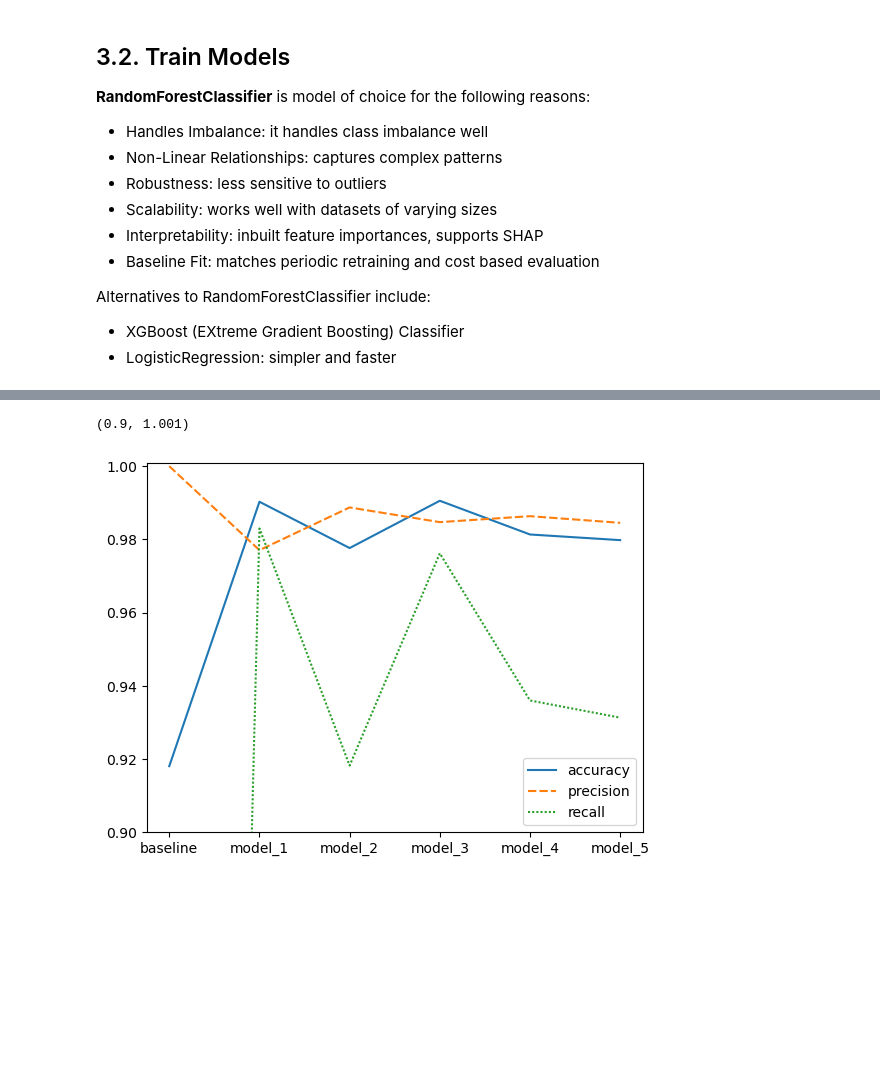
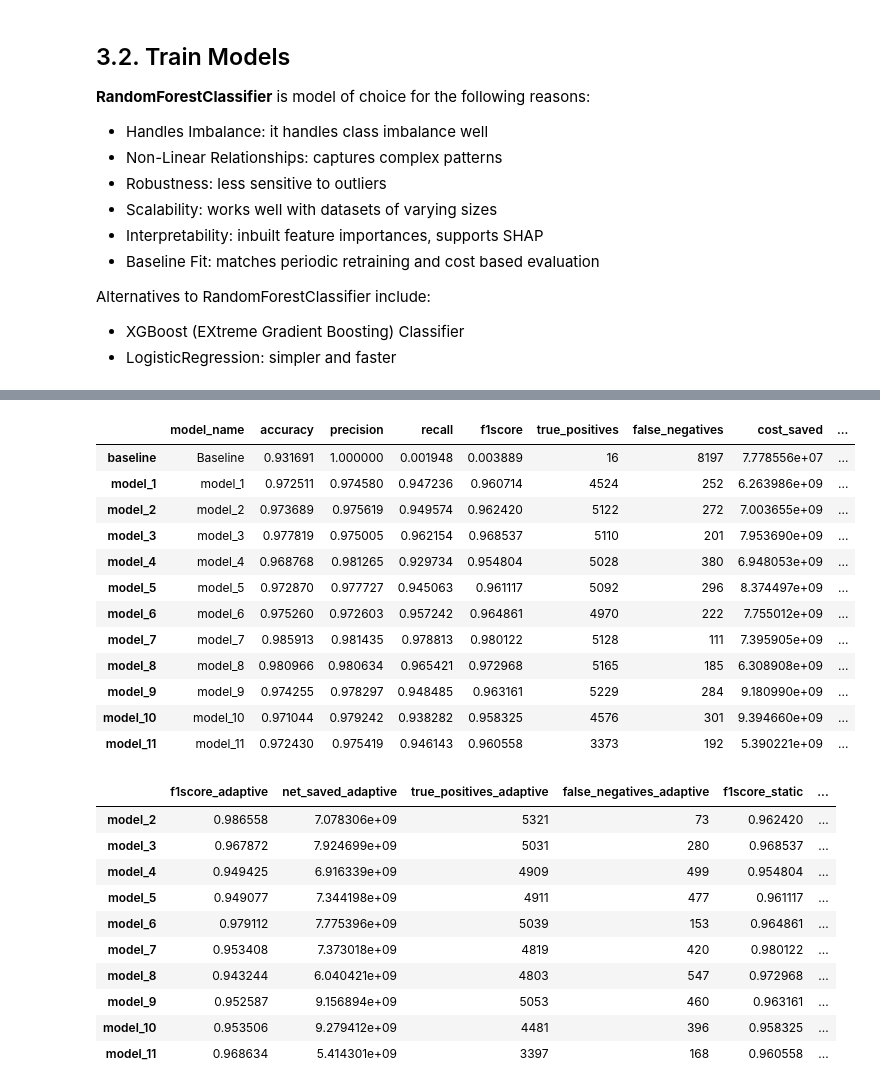
Before and after one commit to maradeben/msc_fraud_detection, a Jupyter notebook: notebook.ipynb, the cells around one changed output, grey strips where cells are left out. Saved outputs shown, nothing was run; the diff lists cells and outputs as text; code cells hidden in the pictures; blank space fills up the shorter version.

```diff
--- a/notebook.ipynb
+++ b/notebook.ipynb
@@ -530,14 +463,18 @@ evaluate_model(y_l_test, rfc.predict(X_l_test[train_features]), X_l_test['unscal
 # %%
-def train_adapt_models() -> dict:
+def train_adapt_models(periods) -> dict:
     """ Handles training of models and concept drift adaptation"""
     # initialize model
     model = RandomForestClassifier(random_state=42)
 
+    # initialize static model that will be saved after first run
+    static_model = None
+
     # store model metrics
-    all_model_metrics = {}
+    adaptive_model_metrics = {}
+    static_model_metrics = {}
 
-    train_features = ['amount', 'oldbalanceOrg', 'newbalanceOrig', 'oldbalanceDest', 'newbalanceDest', 'hour', 'isMerchant']
-    periods = [i for i in range(1, 7)]
+    train_features = ['amount', 'oldbalanceOrg', 'newbalanceOrig', 'oldbalanceDest',\
+                      'newbalanceDest', 'hour', 'isMerchant']
 
     for i in range(len(periods)-1):
         train_mask = X['time_period'] == periods[i] # train on current data batch
@@ -550,13 +487,28 @@ def train_adapt_models() -> dict:
         y_test = y[eval_mask]
 
         model.fit(X_train, y_train)
-        y_pred = model.predict(X_test[train_features])
+
+        # save static model on first run
+        if i == 0:
+            static_model = deepcopy(model)
 
         model_name = f"model_{i+1}"
-        model_metrics = evaluate_model(y_test, y_pred, X_test['unscaled_amount'], model_name)
-        all_model_metrics[model_name] = model_metrics
+
+        # evalute adaptive model on next batch
+        y_pred = model.predict(X_test[train_features])
+        adaptive_model_metrics[model_name] = evaluate_model(\
+            y_test, y_pred, X_test['unscaled_amount'], model_name)
+
+        # evaluate static model on next batch
+        y_pred_static = static_model.predict(X_test[train_features])
+        static_model_metrics[model_name] = evaluate_model(\
+            y_test, y_pred_static, X_test['unscaled_amount'], model_name)
+
         joblib.dump(model, f"models/{model_name}.pkl")
         print(f"Trained {model_name}")
 
-    return all_model_metrics
+    return {
+        "adaptive_model_metrics": adaptive_model_metrics,
+        "static_model_metrics": static_model_metrics
+    }
 # %%
@@ -583,6 +550,38 @@ metrics_df
-# %%
-sb.lineplot(metrics_df[['accuracy', 'precision', 'recall']])
-plt.ylim(0.9, 1.001)
-# %% [output]
-(0.9, 1.001)
-[figure, removed]
+# %%
+static_metrics['baseline'] = base_metrics
+static_metrics_df = pd.DataFrame.from_dict(static_metrics, orient='index')
+static_metrics_df = static_metrics_df.reindex(np.roll(static_metrics_df.index, shift=1))
+static_metrics_df
+# %% [output]
+|  | model_name | accuracy | precision | recall | f1score | true_positives | false_negatives | cost_saved | ... |
+| baseline | Baseline | 0.931691 | 1.000000 | 0.001948 | 0.003889 | 16 | 8197 | 7.778556e+07 | ... |
+| model_1 | model_1 | 0.972511 | 0.974580 | 0.947236 | 0.960714 | 4524 | 252 | 6.263986e+09 | ... |
+| model_2 | model_2 | 0.973689 | 0.975619 | 0.949574 | 0.962420 | 5122 | 272 | 7.003655e+09 | ... |
+| model_3 | model_3 | 0.977819 | 0.975005 | 0.962154 | 0.968537 | 5110 | 201 | 7.953690e+09 | ... |
+| model_4 | model_4 | 0.968768 | 0.981265 | 0.929734 | 0.954804 | 5028 | 380 | 6.948053e+09 | ... |
+| model_5 | model_5 | 0.972870 | 0.977727 | 0.945063 | 0.961117 | 5092 | 296 | 8.374497e+09 | ... |
+| model_6 | model_6 | 0.975260 | 0.972603 | 0.957242 | 0.964861 | 4970 | 222 | 7.755012e+09 | ... |
+| model_7 | model_7 | 0.985913 | 0.981435 | 0.978813 | 0.980122 | 5128 | 111 | 7.395905e+09 | ... |
+| model_8 | model_8 | 0.980966 | 0.980634 | 0.965421 | 0.972968 | 5165 | 185 | 6.308908e+09 | ... |
+| model_9 | model_9 | 0.974255 | 0.978297 | 0.948485 | 0.963161 | 5229 | 284 | 9.180990e+09 | ... |
+| model_10 | model_10 | 0.971044 | 0.979242 | 0.938282 | 0.958325 | 4576 | 301 | 9.394660e+09 | ... |
+| model_11 | model_11 | 0.972430 | 0.975419 | 0.946143 | 0.960558 | 3373 | 192 | 5.390221e+09 | ... |
+# %%
+to_copy = ['f1score', 'net_saved', 'true_positives', 'false_negatives']
+combined_metrics_df = adaptive_metrics_df[to_copy].copy()
+combined_metrics_df = combined_metrics_df.join(static_metrics_df[to_copy].copy(),\
+                                         lsuffix='_adaptive', rsuffix='_static')
+combined_metrics_df = combined_metrics_df.iloc[2:] # skip baseline model and model 1
+combined_metrics_df
+# %% [output]
+|  | f1score_adaptive | net_saved_adaptive | true_positives_adaptive | false_negatives_adaptive | f1score_static | ... |
+| model_2 | 0.986558 | 7.078306e+09 | 5321 | 73 | 0.962420 | ... |
+| model_3 | 0.967872 | 7.924699e+09 | 5031 | 280 | 0.968537 | ... |
+| model_4 | 0.949425 | 6.916339e+09 | 4909 | 499 | 0.954804 | ... |
+| model_5 | 0.949077 | 7.344198e+09 | 4911 | 477 | 0.961117 | ... |
+| model_6 | 0.979112 | 7.775396e+09 | 5039 | 153 | 0.964861 | ... |
+| model_7 | 0.953408 | 7.373018e+09 | 4819 | 420 | 0.980122 | ... |
+| model_8 | 0.943244 | 6.040421e+09 | 4803 | 547 | 0.972968 | ... |
+| model_9 | 0.952587 | 9.156894e+09 | 5053 | 460 | 0.963161 | ... |
+| model_10 | 0.953506 | 9.279412e+09 | 4481 | 396 | 0.958325 | ... |
+| model_11 | 0.968634 | 5.414301e+09 | 3397 | 168 | 0.960558 | ... |
```
Also changed, not shown: parts of 26 cells of this notebook, 16 other files.
